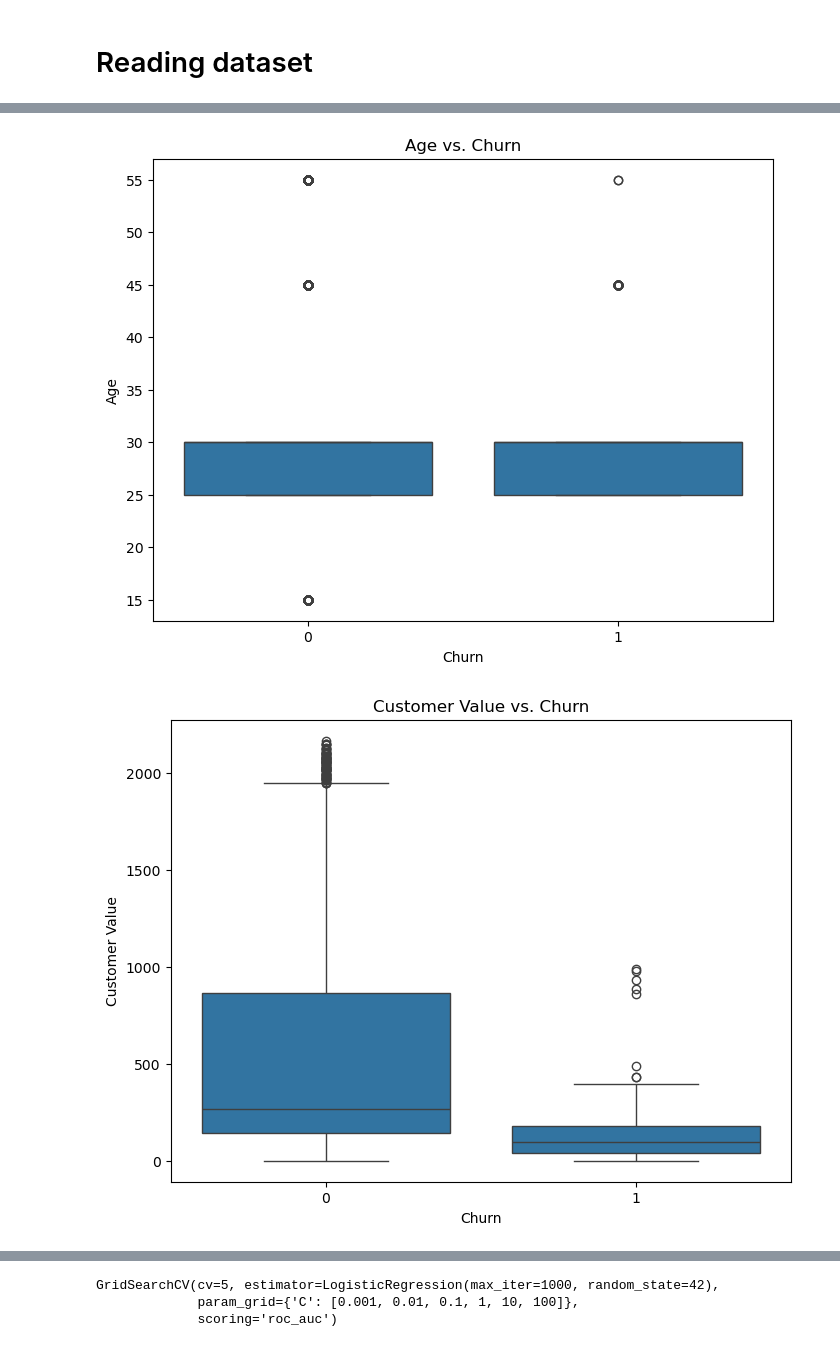
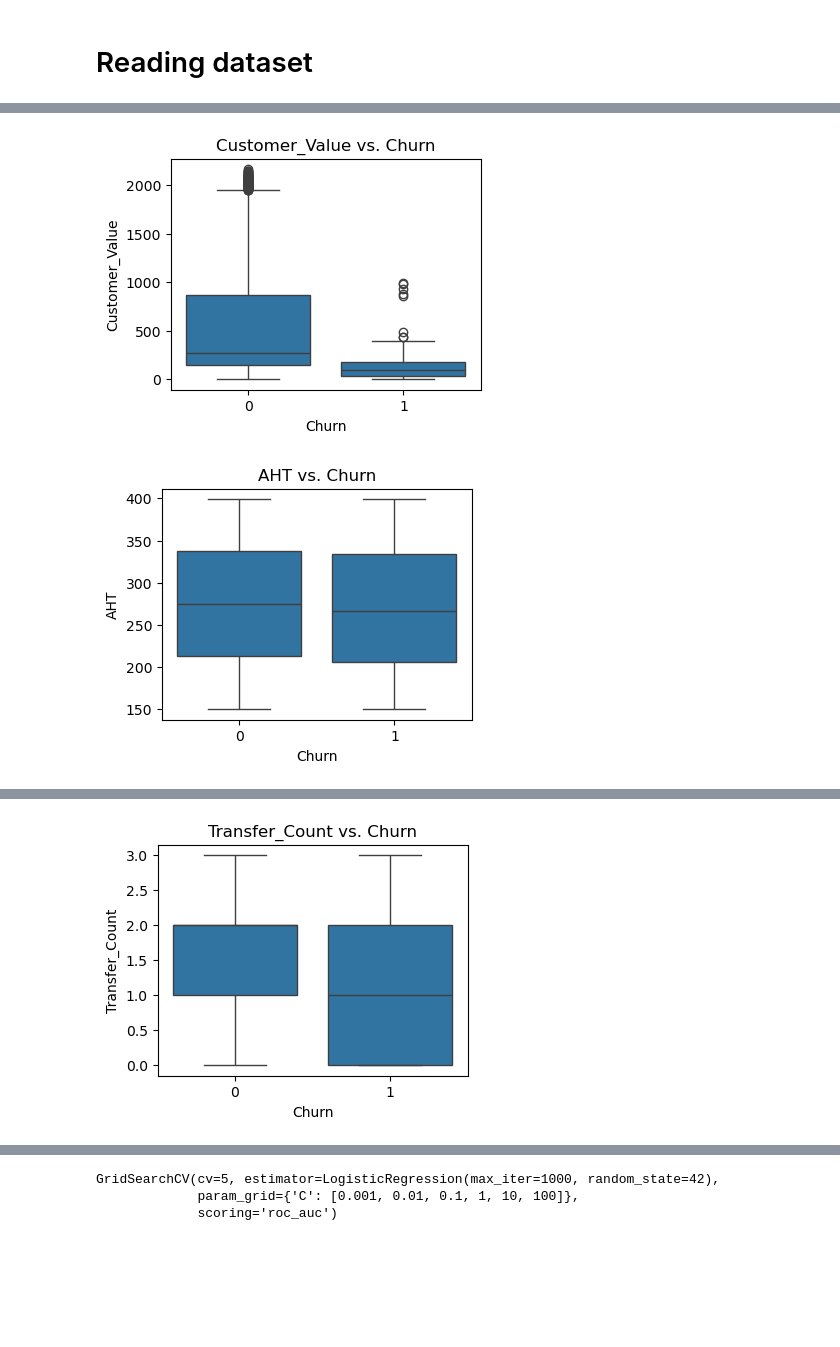
Before and after one commit to harishlv777/Capstone_CC_Churn, a Jupyter notebook: SiddiCC_Churn.ipynb, the cells around one changed output, grey strips where cells are left out. Drawn from its saved outputs; the diff is of its cells as text; code cells hidden in the pictures; blank space fills up the shorter version.

```diff
--- a/SiddiCC_Churn.ipynb
+++ b/SiddiCC_Churn.ipynb
@@ -213,7 +242,7 @@ label_encoder = LabelEncoder()
 df['Status'] = label_encoder.fit_transform(df['Status']) # Converts to numerical 0,1,2
 
 #For other categorical variables like 'Age Group' and 'Tariff Plan', OneHotEncoding is applied
-df = pd.get_dummies(df, columns=['Age Group', 'Tariff Plan'], drop_first=True)
+df = pd.get_dummies(df, columns=['Age', 'Tariff_1','Tariff_2'], drop_first=True)
 # %%
 print(df.columns)
 df.columns = df.columns.str.strip()
@@ -226,5 +257,6 @@ Index(['Call  Failure', 'Complains', 'Subscription  Length', 'Charge  Amount',
       dtype='object')
 # %%
+numerical_cols = ['Charge_Amount', 'Seconds_of_Use', 'Frequency_of_Use', 'Frequency_of_SMS', 'Distinct_Called_Numbers', 'Age', 'Customer_Value', 'AHT', 'Sentiment_Score', 'Transfer_Count', 'SLA_Compliance', 'Callback_Count']
 numerical_cols = [col for col in numerical_cols if col in df.columns]
 print(df.head())
 # %% [output]
@@ -252,7 +284,7 @@ print(df.head())
 # Histograms for numerical columns
 for col in numerical_cols:
     if col in df.columns:
-        plt.figure(figsize=(8, 6))
+        plt.figure(figsize=(4,3))
         sns.histplot(df[col], kde=True)
         plt.title(f'Distribution of {col}')
         plt.show()
@@ -270,7 +305,7 @@ for col in numerical_cols:
 # Bar charts for categorical columns - after encoding
 categorical_cols = ['Status'] # Only 'Status' left after one-hot encoding other categorical features.  Can add other binary columns created by OneHotEncoding if you want to visualize them.  Can add other binary columns created by OneHotEncoding if you want to visualize them.
 for col in categorical_cols:
-    plt.figure(figsize=(8, 6))
+    plt.figure(figsize=(4, 3))
     sns.countplot(data=df, x=col)
     plt.title(f'Distribution of {col}')
     plt.show()
@@ -280,7 +315,7 @@ for col in categorical_cols:
 # --- Bivariate Analysis ---
 # Box plots of numerical columns vs. Churn
 for col in numerical_cols:
-    plt.figure(figsize=(8, 6))
+    plt.figure(figsize=(4, 3))
     sns.boxplot(data=df, x='Churn', y=col)
     plt.title(f'{col} vs. Churn')
     plt.show()
@@ -292,2 +327,2 @@ for col in numerical_cols:
-[figure, old version]
+[figure, new version]
-[figure, old version]
+[figure, new version]
@@ -294,0 +330 @@ for col in numerical_cols:
+[figure, added]
```
Also changed, not shown: parts of 31 cells of this notebook.
